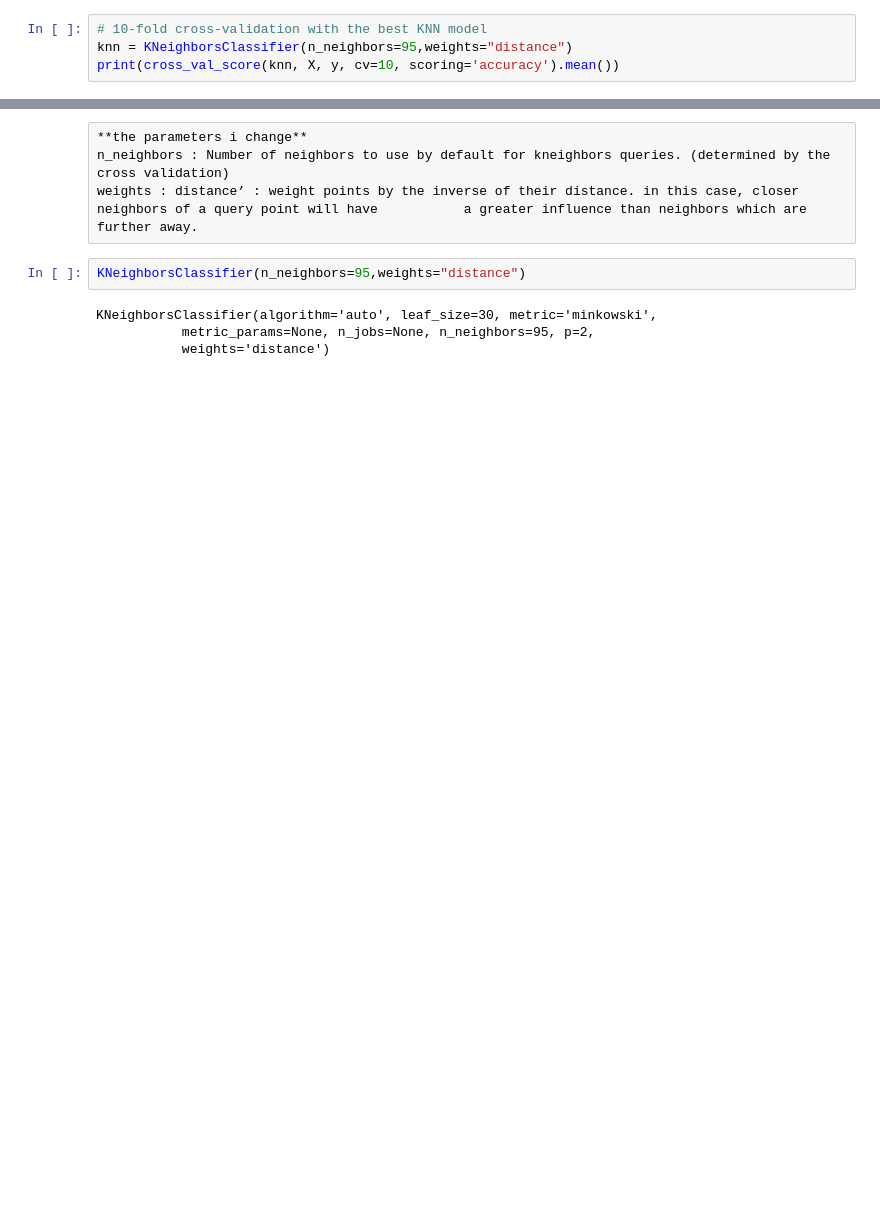
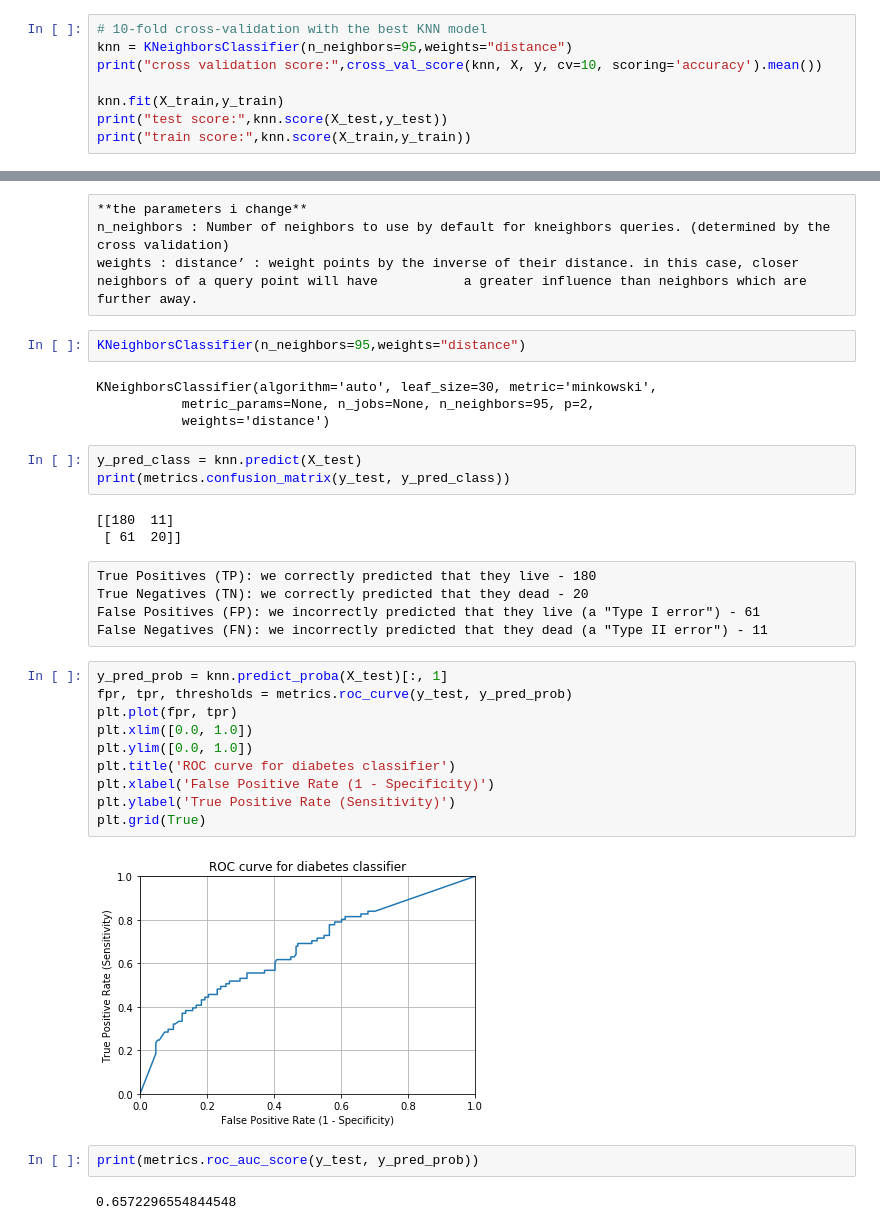
Before and after one commit to lilach199612/Game-of-Throne, a Jupyter notebook: game of throne.ipynb, the cells around one changed output, grey strips where cells are left out. Cells and saved outputs as stored; diff of their text form; blank space fills up the shorter version.

```diff
--- a/game of throne.ipynb
+++ b/game of throne.ipynb
@@ -207,5 +257,9 @@ Text(0, 0.5, 'Cross-Validated Accuracy')
 # %%
 # 10-fold cross-validation with the best KNN model
 knn = KNeighborsClassifier(n_neighbors=95,weights="distance")
-print(cross_val_score(knn, X, y, cv=10, scoring='accuracy').mean())
+print("cross validation score:",cross_val_score(knn, X, y, cv=10, scoring='accuracy').mean())
+
+knn.fit(X_train,y_train)
+print("test score:",knn.score(X_test,y_test))
+print("train score:",knn.score(X_train,y_train))
 # %% [output]
@@ -220,3 +276,30 @@ KNeighborsClassifier(n_neighbors=95,weights="distance")
 KNeighborsClassifier(algorithm='auto', leaf_size=30, metric='minkowski',
            metric_params=None, n_jobs=None, n_neighbors=95, p=2,
            weights='distance')
+# %%
+y_pred_class = knn.predict(X_test)
+print(metrics.confusion_matrix(y_test, y_pred_class))
+# %% [output]
+[[180  11]
+ [ 61  20]]
+# %% [raw]
+True Positives (TP): we correctly predicted that they live - 180
+True Negatives (TN): we correctly predicted that they dead - 20
+False Positives (FP): we incorrectly predicted that they live (a "Type I error") - 61
+False Negatives (FN): we incorrectly predicted that they dead (a "Type II error") - 11
+# %%
+y_pred_prob = knn.predict_proba(X_test)[:, 1]
+fpr, tpr, thresholds = metrics.roc_curve(y_test, y_pred_prob)
+plt.plot(fpr, tpr)
+plt.xlim([0.0, 1.0])
+plt.ylim([0.0, 1.0])
+plt.title('ROC curve for diabetes classifier')
+plt.xlabel('False Positive Rate (1 - Specificity)')
+plt.ylabel('True Positive Rate (Sensitivity)')
+plt.grid(True)
+# %% [output]
+[figure, added]
+# %%
+print(metrics.roc_auc_score(y_test, y_pred_prob))
+# %% [output]
+0.6572296554844548
```
Also changed, not shown: parts of 18 cells of this notebook.
